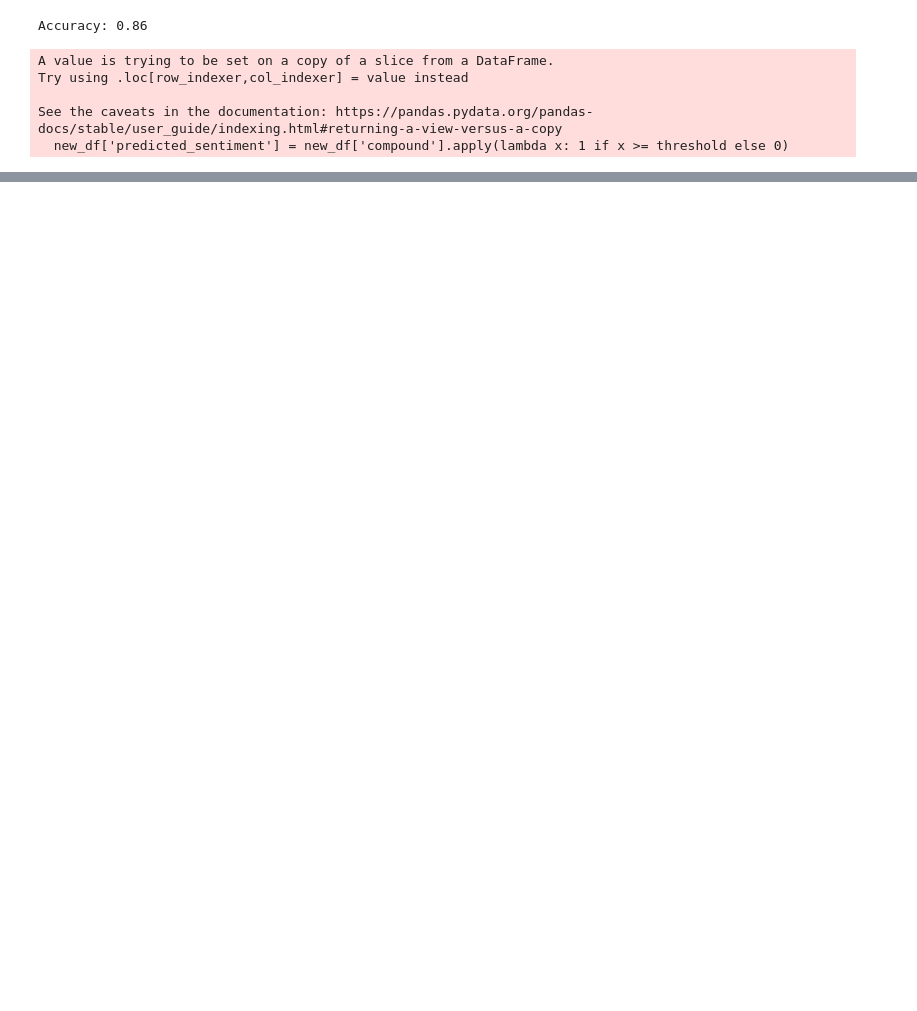
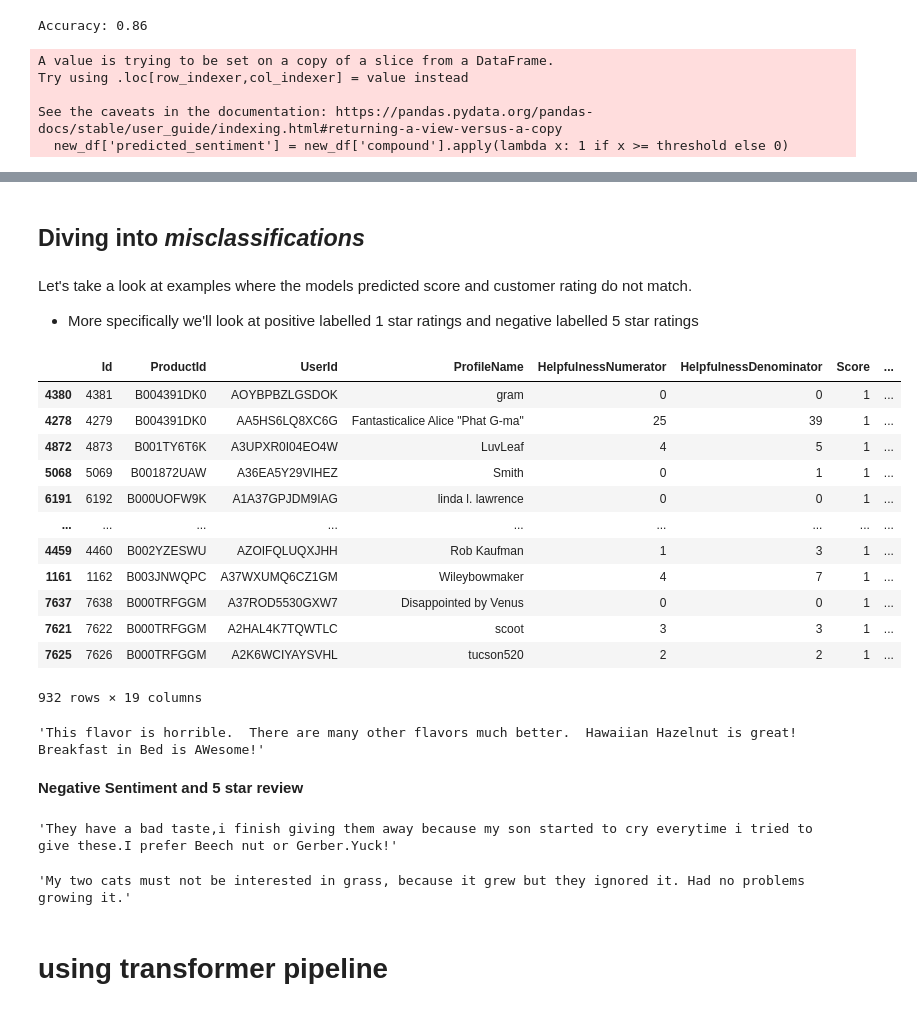
Before and after one commit to Arnava-03/sentiment_analysis_Amazon_review, a Jupyter notebook: sentiment_analysis.ipynb, the cells around one changed output, grey strips where cells are left out. Saved outputs shown, nothing was run; the diff lists cells and outputs as text; code cells hidden in the pictures; blank space fills up the shorter version.

```diff
--- a/sentiment_analysis.ipynb
+++ b/sentiment_analysis.ipynb
@@ -154,0 +295,40 @@ See the caveats in the documentation: https://pandas.pydata.org/pandas-docs/stab
+# %% [markdown]
+## Diving into ***misclassifications***
+# %% [markdown]
+Let's take a look at examples where the models predicted score and customer rating do not match.
+*    More specifically we'll look at positive labelled  1 star ratings and negative labelled 5 star ratings
+# %%
+# Given below are reviews rated 1 star by customer and text predicted positive by the RoBERTa model
+new_df.query('Score == 1').sort_values('roberta_pos', ascending = False)
+# %% [output]
+|  | Id | ProductId | UserId | ProfileName | HelpfulnessNumerator | HelpfulnessDenominator | Score | ... |
+| 4380 | 4381 | B004391DK0 | AOYBPBZLGSDOK | gram | 0 | 0 | 1 | ... |
+| 4278 | 4279 | B004391DK0 | AA5HS6LQ8XC6G | Fantasticalice Alice "Phat G-ma" | 25 | 39 | 1 | ... |
+| 4872 | 4873 | B001TY6T6K | A3UPXR0I04EO4W | LuvLeaf | 4 | 5 | 1 | ... |
+| 5068 | 5069 | B001872UAW | A36EA5Y29VIHEZ | Smith | 0 | 1 | 1 | ... |
+| 6191 | 6192 | B000UOFW9K | A1A37GPJDM9IAG | linda l. lawrence | 0 | 0 | 1 | ... |
+| ... | ... | ... | ... | ... | ... | ... | ... | ... |
+| 4459 | 4460 | B002YZESWU | AZOIFQLUQXJHH | Rob Kaufman | 1 | 3 | 1 | ... |
+| 1161 | 1162 | B003JNWQPC | A37WXUMQ6CZ1GM | Wileybowmaker | 4 | 7 | 1 | ... |
+| 7637 | 7638 | B000TRFGGM | A37ROD5530GXW7 | Disappointed by Venus | 0 | 0 | 1 | ... |
+| 7621 | 7622 | B000TRFGGM | A2HAL4K7TQWTLC | scoot | 3 | 3 | 1 | ... |
+| 7625 | 7626 | B000TRFGGM | A2K6WCIYAYSVHL | tucson520 | 2 | 2 | 1 | ... |
+932 rows × 19 columns
+# %%
+new_df.query('Score == 1').sort_values('pos', ascending = False)['Text'].values[0]
+#As you can observe the model confuses this bad review of the product due to words like 'GREAT' and 'AWESOME'
+# %% [output]
+'This flavor is horrible.  There are many other flavors much better.  Hawaiian Hazelnut is great!  Breakfast in Bed is AWesome!'
+# %% [markdown]
+**Negative Sentiment and 5 star review**
+# %%
+#negative sentiment and 5-star review
+new_df.query('Score == 5').sort_values('roberta_neg', ascending=False)['Text'].values[0]
+# %% [output]
+'They have a bad taste,i finish giving them away because my son started to cry everytime i tried to give these.I prefer Beech nut or Gerber.Yuck!'
+# %%
+new_df.query('Score == 5').sort_values('neg', ascending=False)['Text'].values[0]
+# %% [output]
+'My two cats must not be interested in grass, because it grew but they ignored it. Had no problems growing it.'
+# %% [markdown]
+# using transformer pipeline
```
Also changed, not shown: parts of 17 cells of this notebook.
